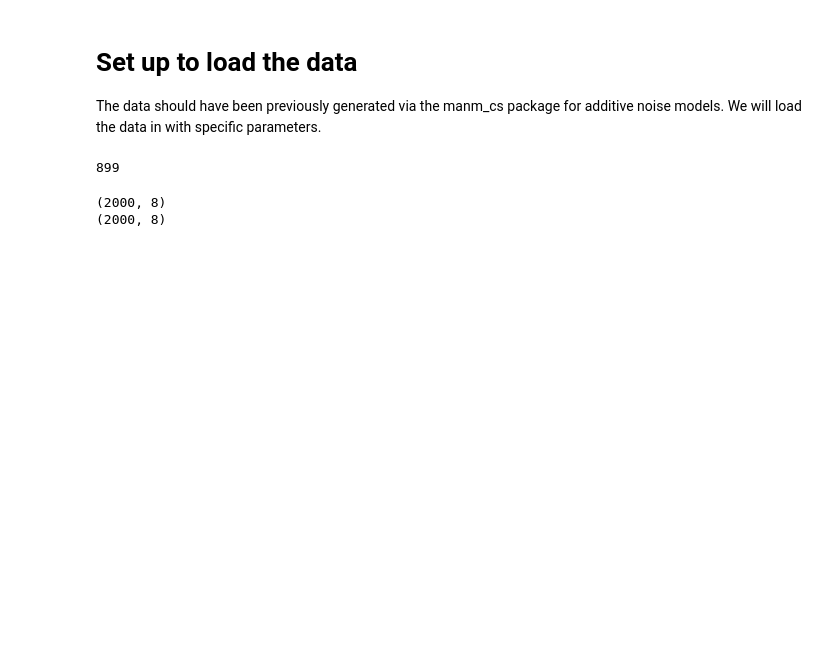
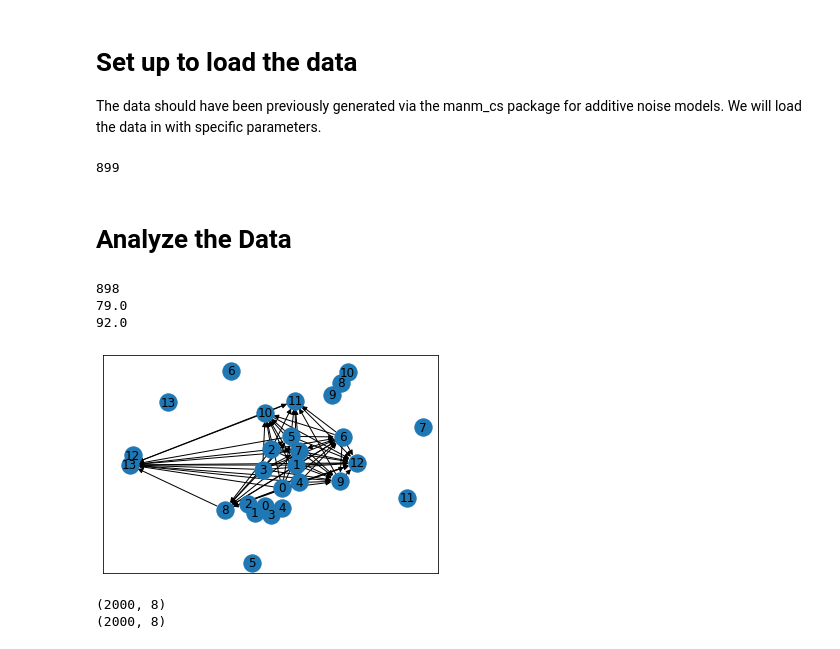
Before and after one commit to adam2392/causal-networkx, a Jupyter notebook: experiments/analyze_simulated_graphs.ipynb, the cells around one changed output. Saved outputs shown, nothing was run; the diff lists cells and outputs as text; code cells hidden in the pictures; blank space fills up the shorter version.

```diff
--- a/experiments/analyze_simulated_graphs.ipynb
+++ b/experiments/analyze_simulated_graphs.ipynb
@@ -58,7 +71,12 @@ n_datasets = len(list(data_dir.glob("*.csv")))
 print(n_datasets)
 # %% [output]
 899
+# %% [markdown]
+# Analyze the Data
 # %%
 ci_est = "parcorr"
-ci_estimator = PartialCorrelation()
+ci_estimator = PartialCorrelation(method="pingouin")
+
+ci_est = "fisherz"
+ci_estimator = FisherZCITest()
 # %%
@@ -131,4 +158,14 @@ for idx in range(250, n_datasets):
     # break
+# %%
+oracle_graph.draw()
+print(idx)
+print(structure_hamming_dist(oracle_graph, pc_graph))
+print(structure_hamming_dist(oracle_graph, graph))
+# %% [output]
+898
+79.0
+92.0
+[figure, added]
 # %%
 print(df.shape)
 df = df.sample(2000)
```
Also changed, not shown: parts of 22 cells of this notebook, 19 other files.
